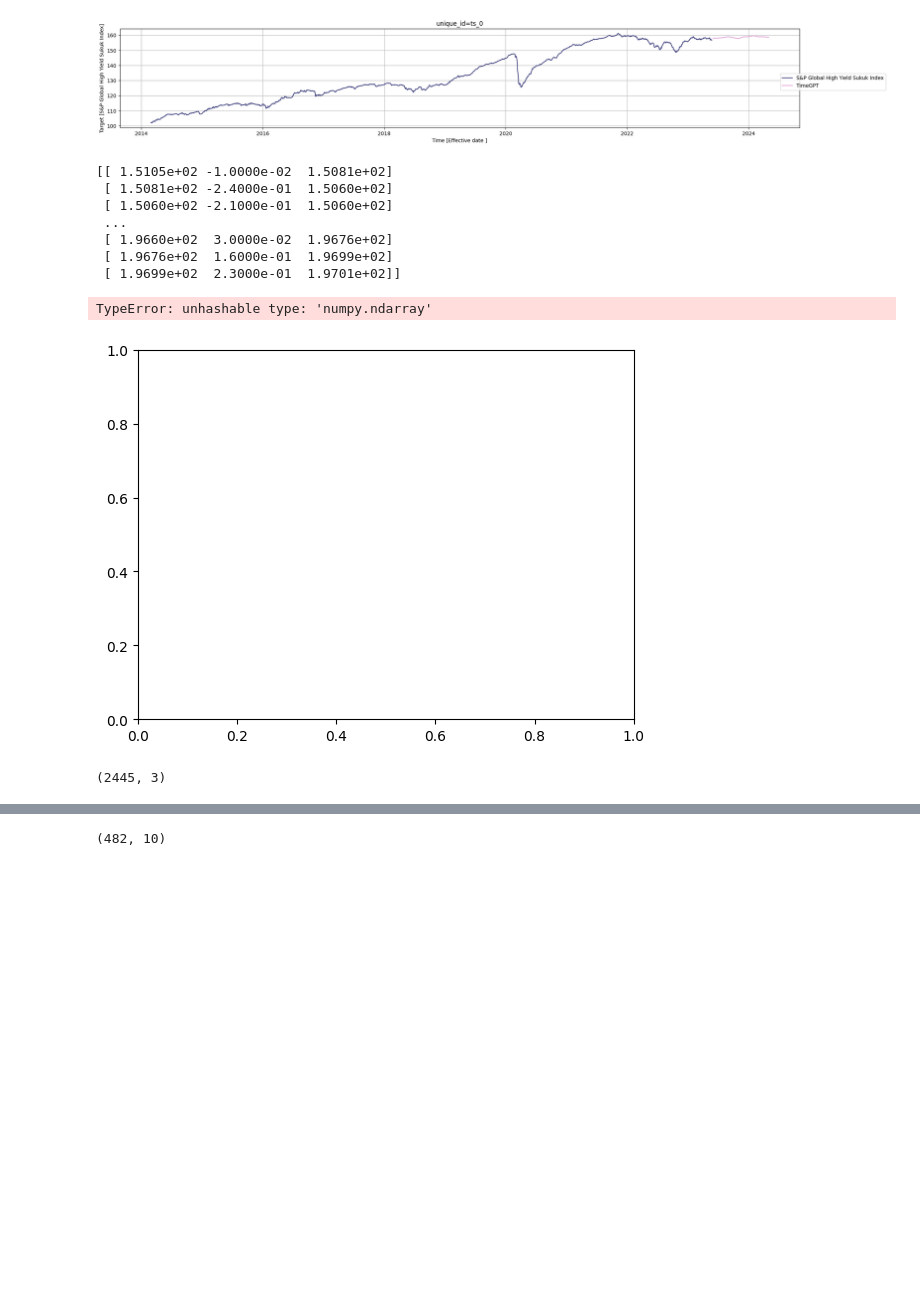
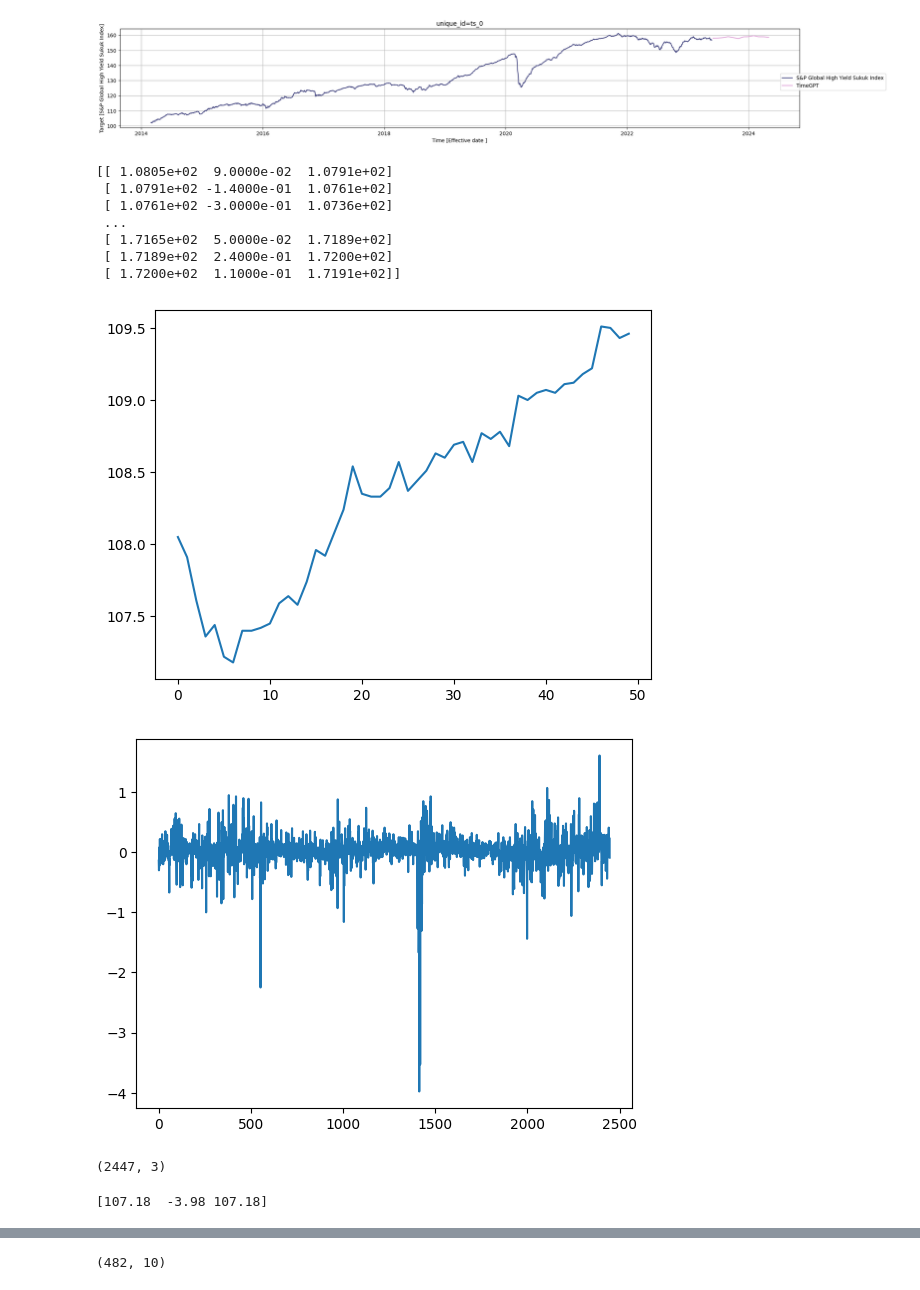
Before and after one commit to AyoubFrihaoui/Index-Prediction-Attempt-Deep-Learning, a Jupyter notebook: sketch.ipynb, the cells around one changed output, grey strips where cells are left out. Cells and saved outputs as stored; diff of their text form; code cells hidden in the pictures; blank space fills up the shorter version.

```diff
--- a/sketch.ipynb
+++ b/sketch.ipynb
@@ -21,8 +21,8 @@ import graphviz, pydot
 # %%
 # Load data
 folder_path = "CSV files/"
-name = "Dow Jones Sukuk Total Return Index (ex-Reinvestment)"
-data = pd.read_csv(folder_path + "Dow Jones Sukuk Index (ex-Reinvestment).csv")
+name = "S&P Global High Yield Sukuk Index"
+data = pd.read_csv(folder_path + name + ".csv")
 print(data)
 # Extract features (date) and target (price)v
 X = data["Effective date"]
@@ -188,23 +185,23 @@ timegpt.plot(df[0:-200], timegpt_fcst_df, time_col='Effective date ', target_col
 # %%
 data_set_values = data.iloc[:, np.r_[2,7,11]].values
 print(data_set_values)
 #r_[2:4,4,5:9,11]
 data.iloc[:, np.r_[2,7,11]]
 #data_set_values.shape
-pyplot.plot(data.iloc[0:50, 1:2], label='Effective date')
+pyplot.plot(data.iloc[0:50, 2], label='Effective date')
 pyplot.show()
 pyplot.plot(data["Next_Price_diff"], label='Effective date')
 pyplot.show()
 # %% [output]
-[[ 1.5105e+02 -1.0000e-02  1.5081e+02]
- [ 1.5081e+02 -2.4000e-01  1.5060e+02]
- [ 1.5060e+02 -2.1000e-01  1.5060e+02]
+[[ 1.0805e+02  9.0000e-02  1.0791e+02]
+ [ 1.0791e+02 -1.4000e-01  1.0761e+02]
+ [ 1.0761e+02 -3.0000e-01  1.0736e+02]
  ...
- [ 1.9660e+02  3.0000e-02  1.9676e+02]
- [ 1.9676e+02  1.6000e-01  1.9699e+02]
- [ 1.9699e+02  2.3000e-01  1.9701e+02]]
+ [ 1.7165e+02  5.0000e-02  1.7189e+02]
+ [ 1.7189e+02  2.4000e-01  1.7200e+02]
+ [ 1.7200e+02  1.1000e-01  1.7191e+02]]
-TypeError: unhashable type: 'numpy.ndarray'
-[figure, old version]
+[figure, new version]
+[figure, added]
 # %%
 from sklearn.preprocessing import MinMaxScaler
 sc = MinMaxScaler(feature_range=(0,1))
@@ -212,7 +209,11 @@ data_set_scaled = sc.fit_transform(data_set_values)
 data_set_values = data_set_scaled
 print(data_set_values.shape)
 # %% [output]
-(2445, 3)
+(2447, 3)
+# %%
+print( sc.data_min_)
+# %% [output]
+[107.18  -3.98 107.18]
 # %%
 # multiple feature from data provided to the model
 X = []
```
Also changed, not shown: parts of 11 cells of this notebook, 27 other files.
